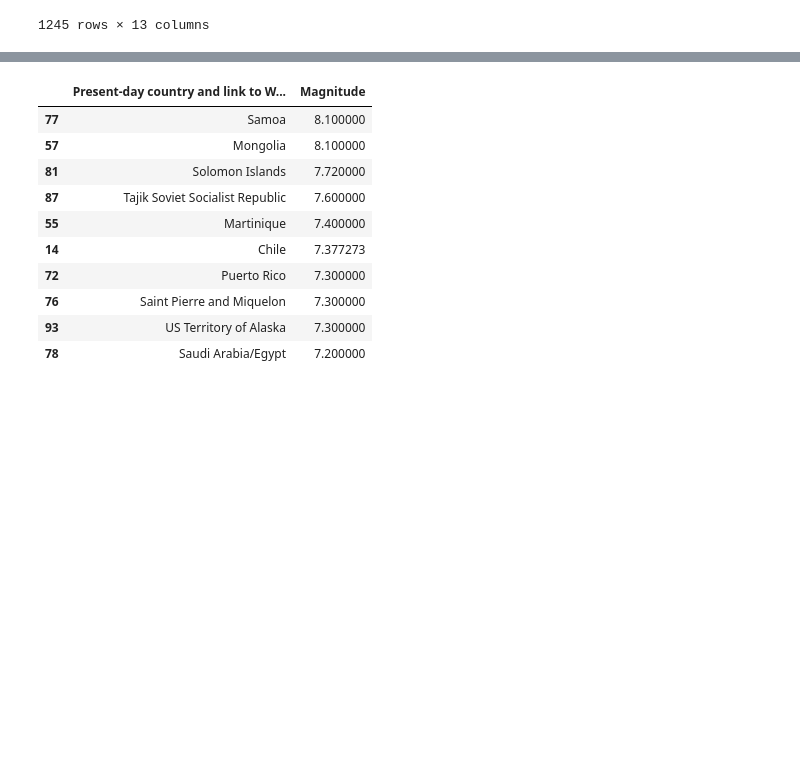
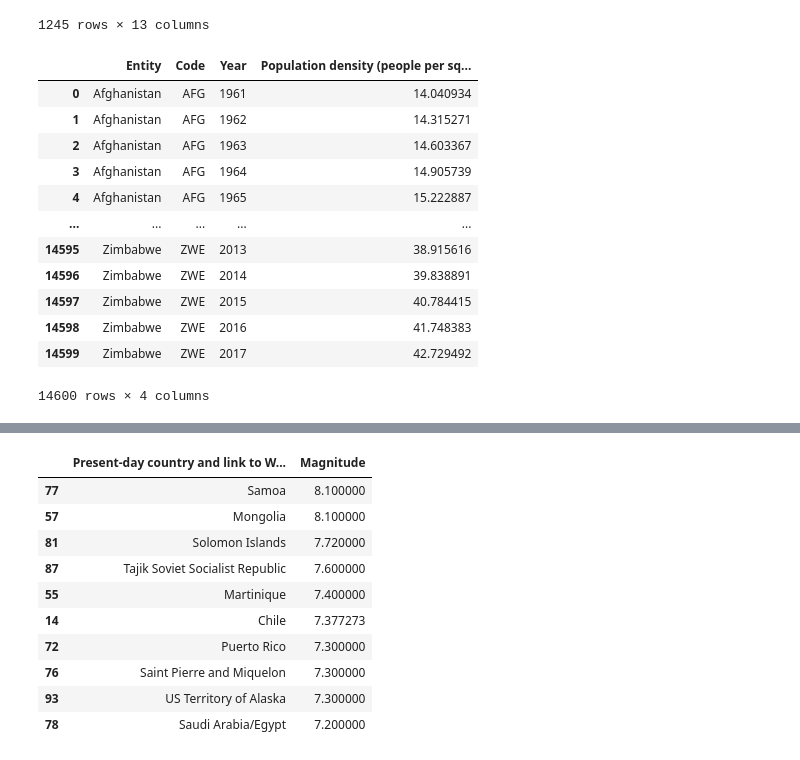
Before and after one commit to nss-data-science-cohort-4/dq3-earthquakes-down-to-earth, a Jupyter notebook: pt1analysis.ipynb, the cells around one changed output, grey strips where cells are left out. Drawn from its saved outputs; the diff is of its cells as text; code cells hidden in the pictures; blank space fills up the shorter version.

```diff
--- a/pt1analysis.ipynb
+++ b/pt1analysis.ipynb
@@ -22,3 +23,18 @@ clean_earthquake
 1245 rows × 13 columns
 # %%
 pop_density = pd.read_csv('../dq3-earthquakes-down-to-earth/population-density.csv')
+pop_density
+# %% [output]
+|  | Entity | Code | Year | Population density (people per sq... |
+| 0 | Afghanistan | AFG | 1961 | 14.040934 |
+| 1 | Afghanistan | AFG | 1962 | 14.315271 |
+| 2 | Afghanistan | AFG | 1963 | 14.603367 |
+| 3 | Afghanistan | AFG | 1964 | 14.905739 |
+| 4 | Afghanistan | AFG | 1965 | 15.222887 |
+| ... | ... | ... | ... | ... |
+| 14595 | Zimbabwe | ZWE | 2013 | 38.915616 |
+| 14596 | Zimbabwe | ZWE | 2014 | 39.838891 |
+| 14597 | Zimbabwe | ZWE | 2015 | 40.784415 |
+| 14598 | Zimbabwe | ZWE | 2016 | 41.748383 |
+| 14599 | Zimbabwe | ZWE | 2017 | 42.729492 |
+14600 rows × 4 columns
```
Also changed, not shown: parts of 18 cells of this notebook, 4 other files.
